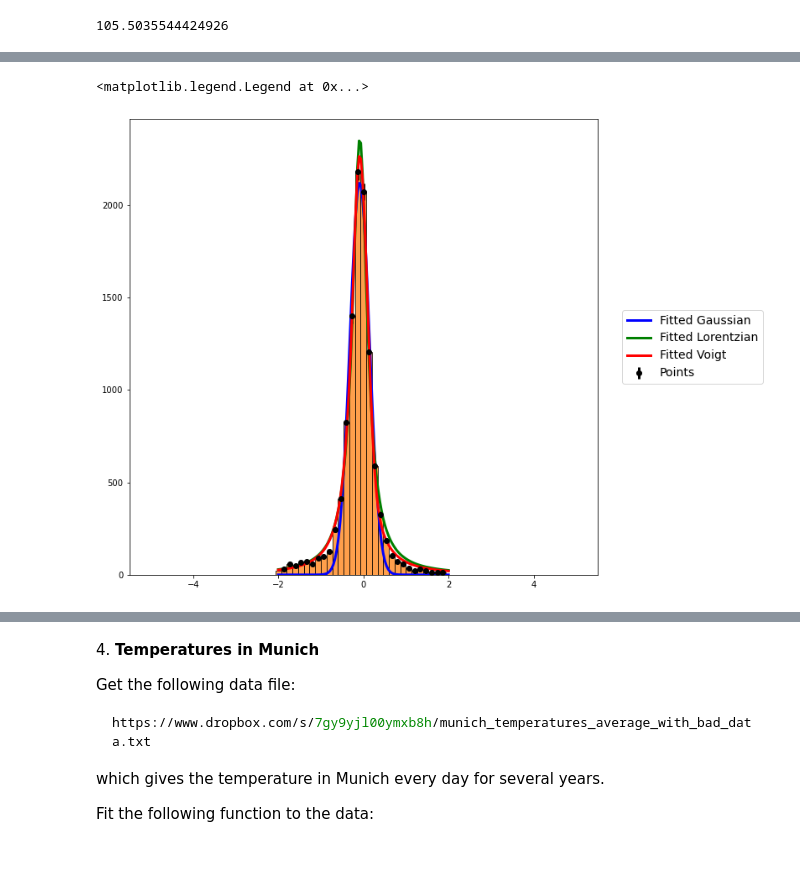
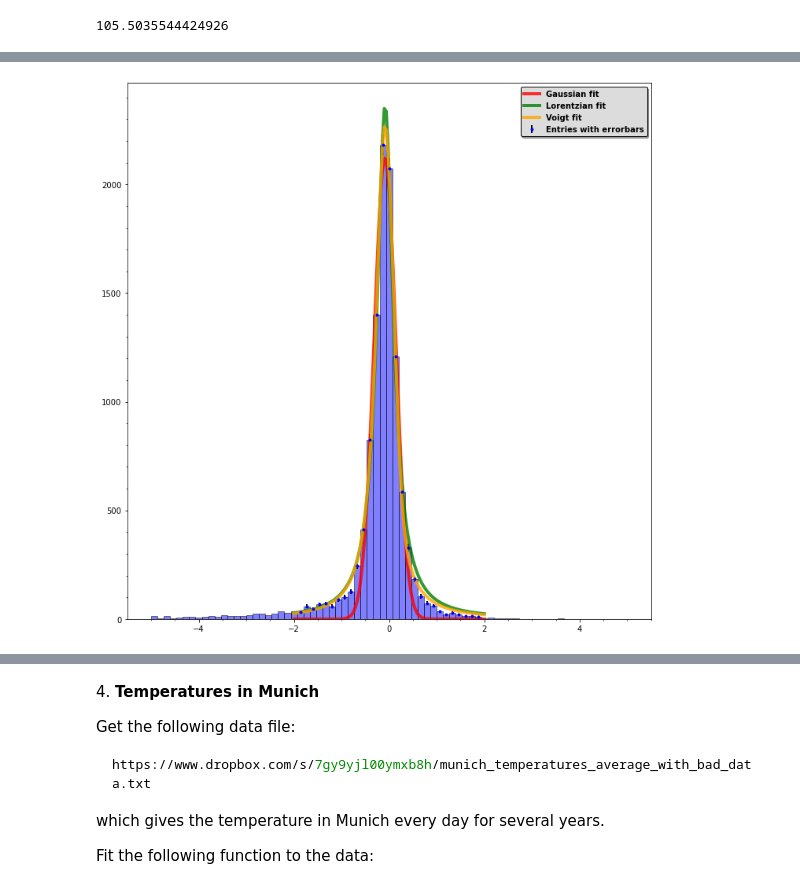
Before and after one commit to tommasoamico/LaboratoryOfComputationalPhysics_Y4, a Jupyter notebook: 08ex_fitting.ipynb, the cells around one changed output, grey strips where cells are left out. Drawn from its saved outputs; the diff is of its cells as text; code cells hidden in the pictures; blank space fills up the shorter version.

```diff
--- a/08ex_fitting.ipynb
+++ b/08ex_fitting.ipynb
@@ -189,7 +194,7 @@ fig.tight_layout()
 x_data=(np.arange(0,12))
 x_axis=np.linspace(0, 11, 100)
 # %%
-def f_max(t, amplitude, omega, phi, offset):
+# Defining the sine and gaussian functions for the plots
+def f_sin(t, amplitude, omega, phi, offset):
     return amplitude * np.sin(omega * (t - phi)) + offset
-popt_max, pcov_max = sp.optimize.curve_fit(f_max, x_data, max_temp, p0=[6, np.pi/12, 0, 17])
 # %%
@@ -267,9 +270,9 @@ print(r)
 # %%
 # Sine min r
-residuals = min_temp- f_min(x_data, *popt_min)
+residuals = min_temp- f_sin(x_data, *popt_min)
 ss_res = np.sum(residuals**2)
 ss_tot = np.sum((min_temp-np.mean(min_temp))**2)
 r_squared = 1 - (ss_res / ss_tot)
 r = np.sqrt(r_squared)
-print(r)
+print('The R coefficient, for the gaussian plot of the minimum temperatures is:\n', r)
 # %% [output]
@@ -371,46 +326,43 @@ fig.tight_layout()
-# %%
-def gaussian(x, A, mu, offset, sigma):
-    return A*np.exp(-(1/2)*(((x-mu)/sigma)**2)) + offset
+# %%
+def gaussian(x, A , mu , std ):
+    return A * np.exp( - ((x - mu) **2 /(2*std**2)))
+
+def lorentzian(x, A, x0, gamma):
+    return A*gamma**2/(gamma**2+(x-x0)**2)
+
+def voigt(x, amplG, mu, std, amplL, x0, gamma):
+    return gaussian(x, amplG, mu, std)+lorentzian(x, amplL, x0, gamma)
 # %%
-#We now reduce the residual dataset to prform the plot
 fig, ax = plt.subplots(nrows= 1, ncols=1, figsize=(10, 10))
-counts, bins , _ = ax.hist(df['residuals'], bins=75 , range=(-5,5) , alpha=0.75 , color='C1', edgecolor='black')
-x_pos = np.array([(x1+x2)*0.5 for x1, x2 in zip(bins[:-1], bins[1:])])
-err = np.array([np.sqrt(n) for n in counts])
-counts= np.array(counts)
-ind = np.array([ p for p in range (len(x_pos)) if ( -2 < x_pos[p] < 2)])
+entries, edges , _ = ax.hist(df['residuals'], bins=75 , range=(-5,5) , alpha=0.5 , color='blue', edgecolor='black')
+x_data = 0.5 * (edges[:-1] + edges[1:])
+errors = np.sqrt(entries)
+ind = np.array([ p for p in range (len(x_data)) if ( -2< x_data[p] <2)])
 
-x_pos = x_pos[ind]
-counts = counts[ind]
-err = err[ind]
+x_data = x_data[ind]
+entries = entries[ind]
+errors = errors[ind]
 #choose a curve to fit
-
-def gaussian(x, A , mean , std ):
-    return A * np.exp( - ((x - mean) **2 /(2*std**2)))
-
-def lorentzian(x, A, x0, gamma):
-    return A*gamma**2/(gamma**2+(x-x0)**2)
-
-def voigt(x, amplG, mu, std, amplL, x0, gamma):
-    return gaussian(x, amplG, mu, std)+lorentzian(x, amplL, x0, gamma)
 
 
 
-popt_gauss , pcov_gauss  = sp.optimize.curve_fit(gaussian, x_pos, counts, p0=[1600, 0, 1])
 
-popt_lor, pcov_lor = sp.optimize.curve_fit(lorentzian, x_pos, counts , p0=[1600, 0, 1])
+popt_gauss , pcov_gauss  = sp.optimize.curve_fit(gaussian, x_data, entries, p0=[1000, 0, 1])
 
-popt_voigt, pcov_voigt = sp.optimize.curve_fit(voigt, x_pos, counts, p0=[1000, 0, 1, 60, 0, 1])
+popt_lor, pcov_lor = sp.optimize.curve_fit(lorentzian, x_data, entries , p0=[1000, 0, 1])
+
+popt_voigt, pcov_voigt = sp.optimize.curve_fit(voigt, x_data, entries, p0=[1000, 0, 1, 60, 0, 1])
 
 
 x = np.linspace(-2, 2, 100)
 
-ax.plot(x, gaussian(x, *popt_gauss), color='b', lw=3, label='Fitted Gaussian')
-ax.plot(x, lorentzian(x, *popt_lor), color='g', lw=3, label='Fitted Lorentzian')
-ax.plot(x, voigt(x, *popt_voigt), color='r', lw=3, label='Fitted Voigt')
-ax.errorbar(x_pos, counts, err, fmt='o', c='black', ecolor='black', elinewidth=3, capsize=0 , label='Points')
+ax.plot(x, gaussian(x, *popt_gauss), color='red', linewidth=4, label='Gaussian fit', alpha=0.8)
+ax.plot(x, lorentzian(x, *popt_lor), color='green', linewidth=4, label='Lorentzian fit', alpha=0.8)
+ax.plot(x, voigt(x, *popt_voigt), color='orange', linewidth=4, label='Voigt fit', alpha=0.8)
+ax.errorbar(x_data, entries, errors, fmt='b.', c='black', ecolor='black', label='Entries with errorbars', elinewidth=2)
+ax.minorticks_on()
 
-ax.legend(loc='center left' , bbox_to_anchor=(1.04 , 0.5) , fontsize=14)
+ax.legend(shadow=True, framealpha=1, facecolor='gainsboro', edgecolor='black', prop={'weight':'bold','size':10})
+fig.tight_layout()
 # %% [output]
-<matplotlib.legend.Legend at 0x...>
-[figure, old version]
+[figure, new version]
```
Also changed, not shown: parts of 25 cells of this notebook.
